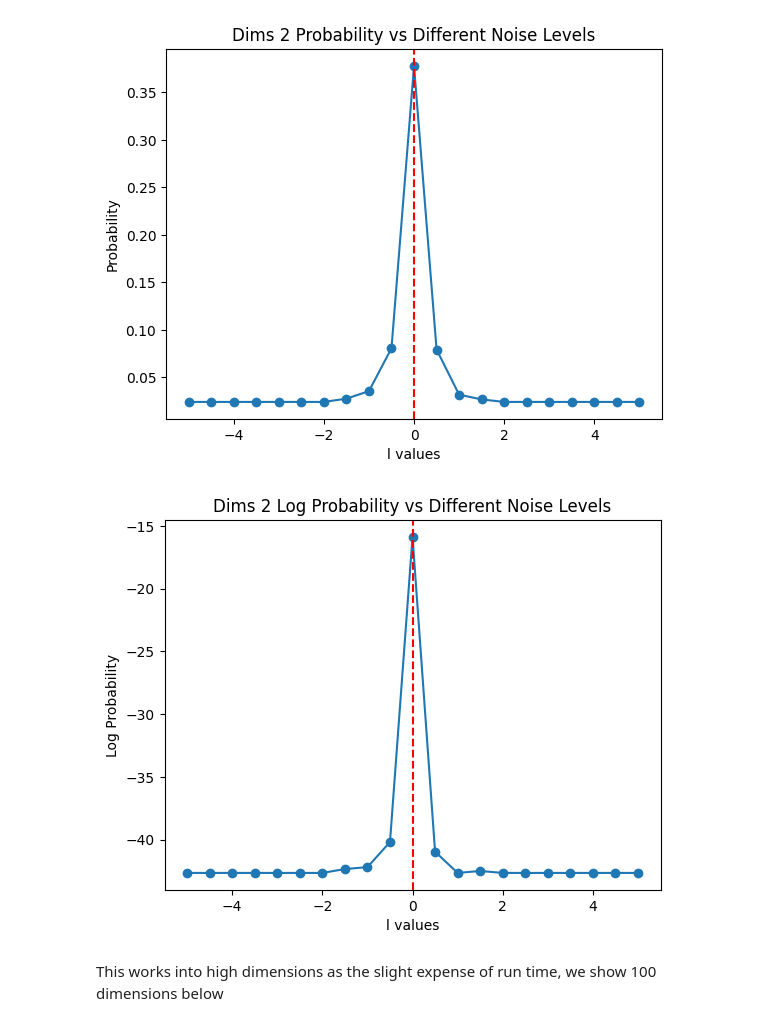
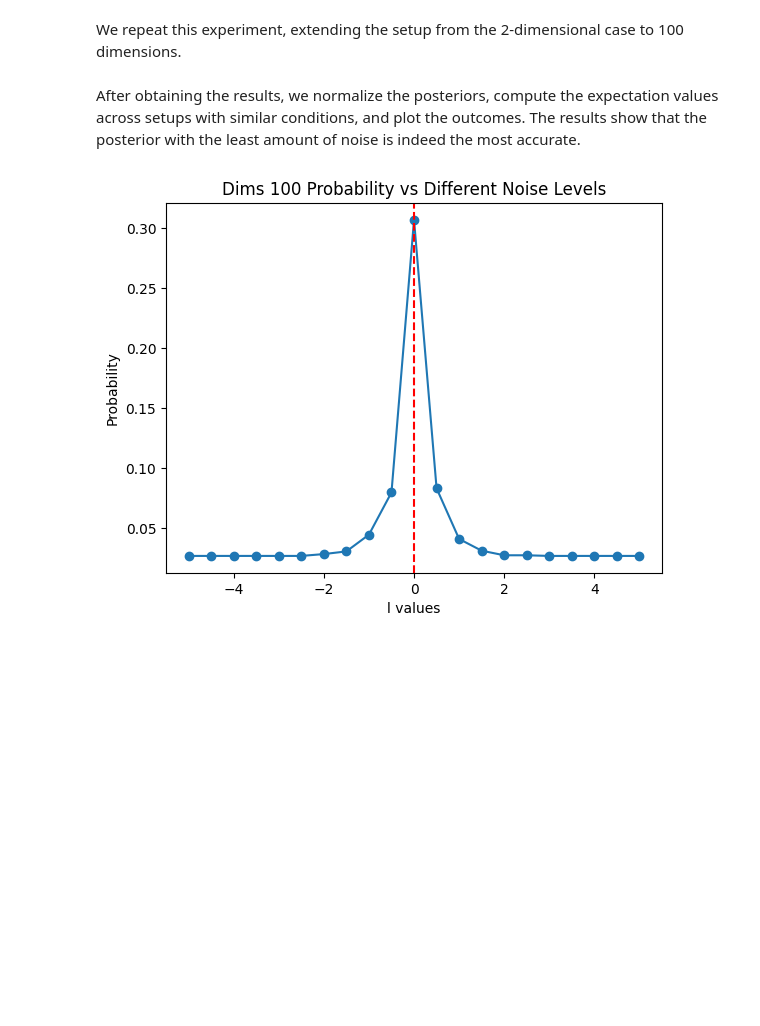
Before and after one commit to SammyS15/Pokie, a Jupyter notebook: notebook/Example.ipynb, the cells around one changed output. Saved outputs shown, nothing was run; the diff lists cells and outputs as text; code cells hidden in the pictures; blank space fills up the shorter version.

```diff
--- a/notebook/Example.ipynb
+++ b/notebook/Example.ipynb
@@ -11,14 +107,16 @@ Here we define the Linear Regression Experiment from the Paper. We note that we
+# %% [markdown]
+We repeat this experiment, extending the setup from the 2-dimensional case to 100 dimensions.
 # %%
 runs_probability = []
 num_runs = 30
-dim = 2
+dim = 100
 num_ground_truth = 10
 num_models = 21
 
 # Initialize arrays to store all m_truth and b_truth values
 all_m_truths = np.zeros(num_ground_truth)
 all_b_truths = np.zeros(num_ground_truth)
-all_truths = np.zeros((10, dim))
+all_truths = all_truths = np.zeros((10, dim))
 
 
 for run in range(num_runs):
@@ -29,7 +127,6 @@ for run in range(num_runs):
     # Prob Matrix will store the probability with respect to each truth
     prob_matrix = np.random.rand(num_models, num_ground_truth, 100, dim)
 
-    # Fill in truth with tuples from Gaussian Distribution
     for i in range(10):
         all_truths[i] = np.random.normal(0, 1, dim)  # Adjusted for 10 dimensions
 
@@ -46,21 +143,18 @@ for run in range(num_runs):
     std_values = np.logspace(-40, -20, num_models)  # Log-spaced values from 10 to 100
 
     for i in range(len(truth)):
-        # A = np.vstack([np.linspace(0, 1, 100), np.ones(100)]).T
         A = np.random.rand(100, dim)  # 100 data points, dim dimensions
-        x = truth[i]
         for j in range(len(l_values)):
-            std_dev = std_values[j]
             # Generate Gaussian noise with the current standard deviation
-            n = np.random.normal(l_values[j], std_dev, A.shape[0])
-            y = A @ x + n
+            n = np.random.normal(l_values[j], std_values[j], A.shape[0])
+            y = A @ truth[i] + n
 
             # Prior parameters
             mu_0 = np.zeros(dim)
             Sigma_0 = np.eye(dim)
 
             # Noise covariance matrix
-            Sigma_n = std_dev**2 * np.eye(A.shape[0])
+            Sigma_n = std_values[j]**2 * np.eye(A.shape[0])
 
             # Compute the posterior covariance
             Sigma_post = np.linalg.inv(np.linalg.inv(Sigma_0) + A.T @ np.linalg.inv(Sigma_n) @ A)
@@ -77,46 +171,32 @@ for run in range(num_runs):
     probability = tarp_plus_plus(prob_matrix, truth, dim)
 
     runs_probability.append(probability)
+# %% [markdown]
+After obtaining the results, we normalize the posteriors, compute the expectation values across setups with similar conditions, and plot the outcomes. The results show that the posterior with the least amount of noise is indeed the most accurate.
 # %%
 model_expectations = np.empty((num_runs, len(l_values)))
 model_log_probabilities = np.empty((num_runs, len(l_values)))
 
 for i in range(num_runs):
     model_probabilities = runs_probability[i]
     # Normalize model_probabilities:
     model_probabilities = model_probabilities / np.sum(model_probabilities, axis = 0)
     # Model Probab is 21 x 1000, sum only row 0
 
     # Calculate the expectation value, row wise
     model_expectations[i] = np.average(model_probabilities, axis=1)
-    # Calculate the log probability
-    # model_log_probabilities[i] = np.sum(np.log(model_probabilities), axis=1)
-    model_log_probabilities[i] = np.sum(np.log(model_probabilities), axis = 1)
 
 # Average the model_expectations and model_log_probabilities
 average_model_expectations = np.mean(model_expectations, axis=0)
-average_model_log_probabilities = np.mean(model_log_probabilities, axis=0)
+
+# Plot the average model expectations
+plt.figure()
+plt.plot(l_values, average_model_expectations, 'o-')
+# Plot vertical line at x = 0
+plt.axvline(x=0, color='r', linestyle='--')
+plt.xlabel("l values")
+plt.ylabel("Probability")
+plt.title(f"Dims {dim} Probability vs Different Noise Levels")
+plt.show()
+# %% [output]
+[figure, added]
-# %%
-# Plot the average model expectations
-plt.figure()
-plt.plot(l_values, average_model_expectations, 'o-')
-# Plot vertical line at x = 0
-plt.axvline(x=0, color='r', linestyle='--')
-plt.xlabel("l values")
-plt.ylabel("Probability")
-plt.title(f"Dims 2 Probability vs Different Noise Levels")
-plt.show()
-
-# Plot the average model log probabilities
-plt.figure()
-plt.plot(l_values, average_model_log_probabilities, 'o-')
-plt.axvline(x=0, color='r', linestyle='--')
-plt.xlabel("l values")
-plt.ylabel("Log Probability")
-plt.title(f"Dims 2 Log Probability vs Different Noise Levels")
-plt.show()
-# %% [output]
-[figure, removed]
-[figure, removed]
-# %% [markdown]
-This works into high dimensions as the slight expense of run time, we show 100 dimensions below
```
Also changed, not shown: parts of 9 cells of this notebook, 1 other file.
